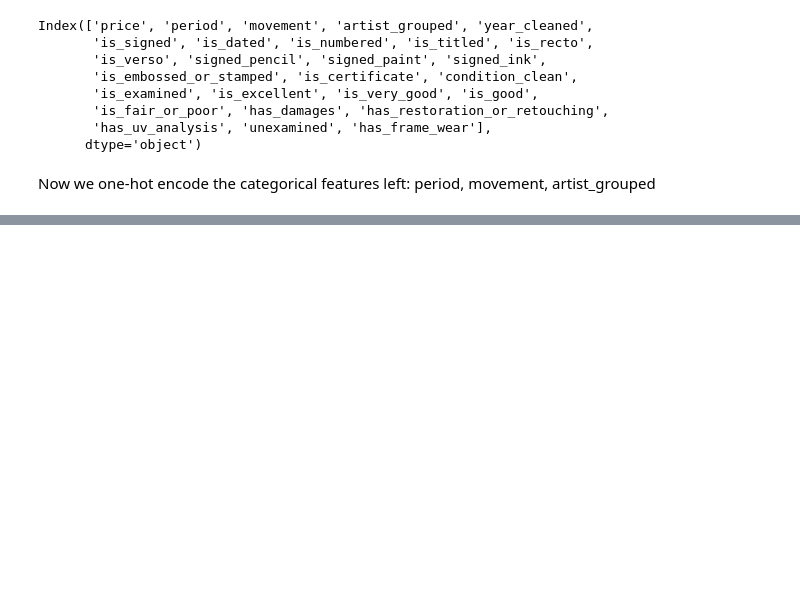
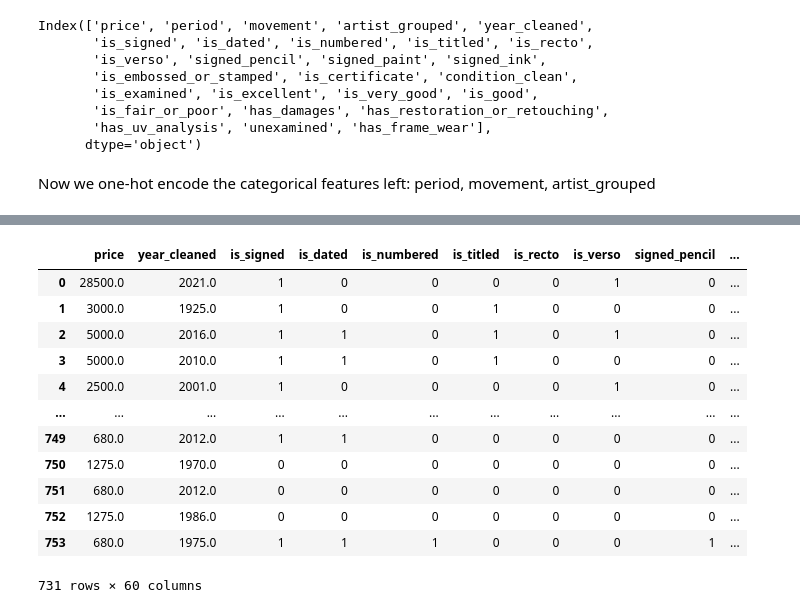
Before and after one commit to aql14/Art-Auction-Price-Prediction, a Jupyter notebook: notebooks/dataPreprocessing.ipynb, the cells around one changed output, grey strips where cells are left out. Drawn from its saved outputs; the diff is of its cells as text; code cells hidden in the pictures; blank space fills up the shorter version.

Commit message:
modified cleaned data set

```diff
--- a/notebooks/dataPreprocessing.ipynb
+++ b/notebooks/dataPreprocessing.ipynb
@@ -13,7 +44,8 @@ df = df.drop(columns = 'Unnamed: 0')
 They are string values, so we have to convert them to numeric values.
 # %%
 # Remove 'USD' and convert to float
-df['price'] = df['price'].str.replace(' USD', '').astype(float)
+# Remove thousand separators and ' USD', then convert to float
+df['price'] = df['price'].str.replace('.', '', regex=False).str.replace(' USD', '', regex=False).astype(float)
 # %% [markdown]
 ## **artist**
 # %% [markdown]
@@ -244,20 +263,20 @@ from sklearn.preprocessing import OneHotEncoder
 
 # One-hot encode categorical features: 'period', 'movement', and 'artist_grouped'
 # Initialize the encoder
-encoder = OneHotEncoder(sparse=False, drop='first', handle_unknown='ignore')
+encoder = OneHotEncoder(sparse_output=False, drop='first', handle_unknown='ignore')
 
-# # Fit and transform the categorical features
-# categorical_features = ['period', 'movement', 'artist_grouped']
-# encoded_features = encoder.fit_transform(df_new[categorical_features])
+# Fit and transform the categorical features
+categorical_features = ['period', 'movement', 'artist_grouped']
+encoded_features = encoder.fit_transform(df_new[categorical_features])
 
-# # Get the feature names after encoding
-# feature_names = encoder.get_feature_names_out(categorical_features)
+# Get the feature names after encoding
+feature_names = encoder.get_feature_names_out(categorical_features)
 
-# # Create a DataFrame with the encoded features
-# encoded_df = pd.DataFrame(encoded_features, columns=feature_names, index=df_new.index)
+# Create a DataFrame with the encoded features
+encoded_df = pd.DataFrame(encoded_features, columns=feature_names, index=df_new.index)
 
-# # Display the first few rows of the encoded features
-# print("Shape of encoded features:", encoded_features.shape)
-# print("\nFirst few rows of encoded features:")
-# encoded_df.head()
+# Display the first few rows of the encoded features
+print("Shape of encoded features:", encoded_features.shape)
+print("\nFirst few rows of encoded features:")
+encoded_df.head()
 # %% [output]
@@ -264,0 +293,26 @@ TypeError: OneHotEncoder.__init__() got an unexpected keyword argument 'sparse'
+# %%
+# Now, we merge the two data sets
+df_processed = df_new.copy()
+
+# Then concatenate with the encoded features
+df_processed = pd.concat([df_processed, encoded_df], axis=1)
+
+# Drop the original categorical columns if you don't need them anymore
+df_processed = df_processed.drop(columns=categorical_features)
+# %%
+# Display the first few rows of the processed DataFrame
+df_processed
+# %% [output]
+|  | price | year_cleaned | is_signed | is_dated | is_numbered | is_titled | is_recto | is_verso | signed_pencil | ... |
+| 0 | 28500.0 | 2021.0 | 1 | 0 | 0 | 0 | 0 | 1 | 0 | ... |
+| 1 | 3000.0 | 1925.0 | 1 | 0 | 0 | 1 | 0 | 0 | 0 | ... |
+| 2 | 5000.0 | 2016.0 | 1 | 1 | 0 | 1 | 0 | 1 | 0 | ... |
+| 3 | 5000.0 | 2010.0 | 1 | 1 | 0 | 1 | 0 | 0 | 0 | ... |
+| 4 | 2500.0 | 2001.0 | 1 | 0 | 0 | 0 | 0 | 1 | 0 | ... |
+| ... | ... | ... | ... | ... | ... | ... | ... | ... | ... | ... |
+| 749 | 680.0 | 2012.0 | 1 | 1 | 0 | 0 | 0 | 0 | 0 | ... |
+| 750 | 1275.0 | 1970.0 | 0 | 0 | 0 | 0 | 0 | 0 | 0 | ... |
+| 751 | 680.0 | 2012.0 | 0 | 0 | 0 | 0 | 0 | 0 | 0 | ... |
+| 752 | 1275.0 | 1986.0 | 0 | 0 | 0 | 0 | 0 | 0 | 0 | ... |
+| 753 | 680.0 | 1975.0 | 1 | 1 | 1 | 0 | 0 | 0 | 1 | ... |
+731 rows × 60 columns
```
Also changed, not shown: parts of 7 cells of this notebook, 1 other file.
